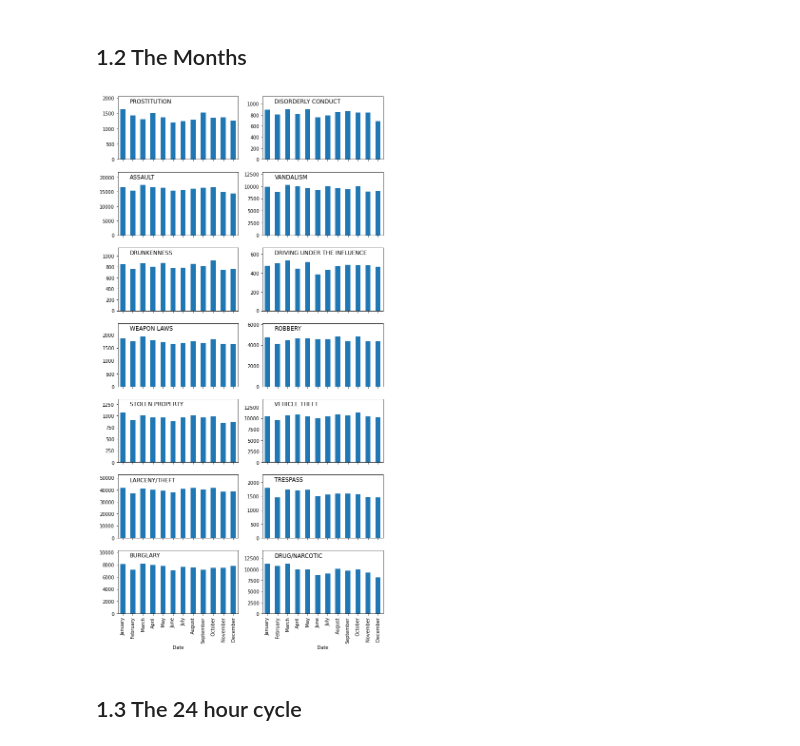
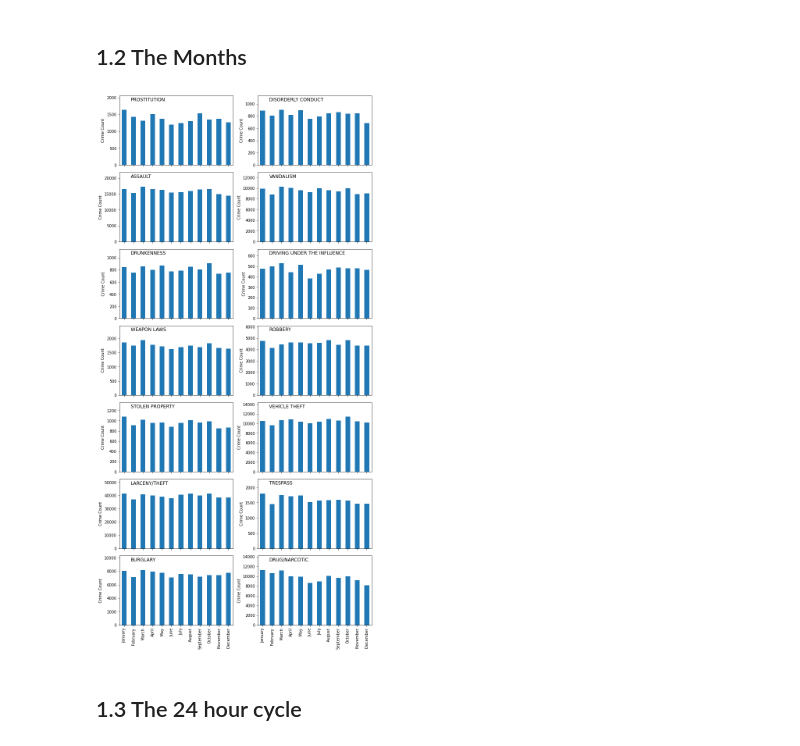
Before and after one commit to s171243/SocialDataAnalyis, a Jupyter notebook: Assignment_1_Solution.ipynb, the cells around one changed output. Saved outputs shown, nothing was run; the diff lists cells and outputs as text; code cells hidden in the pictures.

Commit message:
Fixed formatting of diagrams

```diff
--- a/Assignment_1_Solution.ipynb
+++ b/Assignment_1_Solution.ipynb
@@ -45,16 +45,17 @@ XXXXX INSERT EXPLAINING TEXT XXXX
 # %%
 fig, axes = plt.subplots(ncols=2, nrows=7, figsize=(10,20), sharex=True)
 month_names = ['January', 'February', 'March', 'April', 'May', 'June', 'July', "August", "September", "October", "November", "December"]
 months = df.Date.dt.strftime('%B')
 
 for ax, crime in zip(axes.flat, focuscrimes):
     df['Date'].loc[(df['Category']==crime)].groupby(months).agg('count').reindex(month_names).plot(kind='bar', xlabel="", ylabel="Crime Count", ax=ax)
     ax.set_title(crime, loc='left', x=0.1, y=1.0, pad=-14)
     ax.set_ylim(ax.get_ylim()[0], ax.get_ylim()[1]*1.2)
 
+fig.tight_layout()
 plt.show()
 # %% [output]
-[figure, old version]
+[figure, new version]
 # %% [markdown]
 ## 1.3 The 24 hour cycle
 # %%
```
Also changed, not shown: parts of 11 cells of this notebook.
